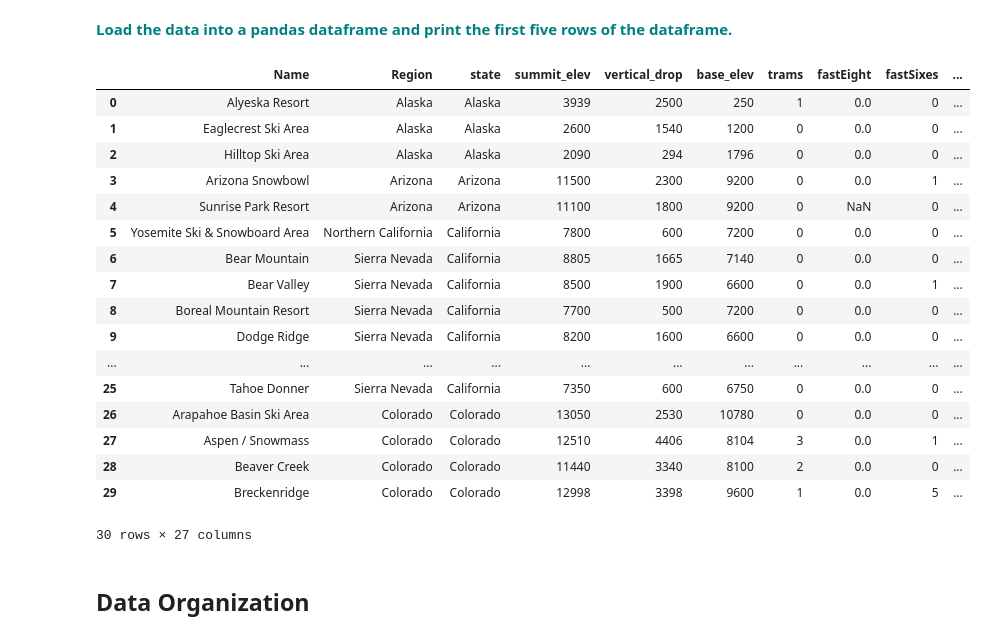
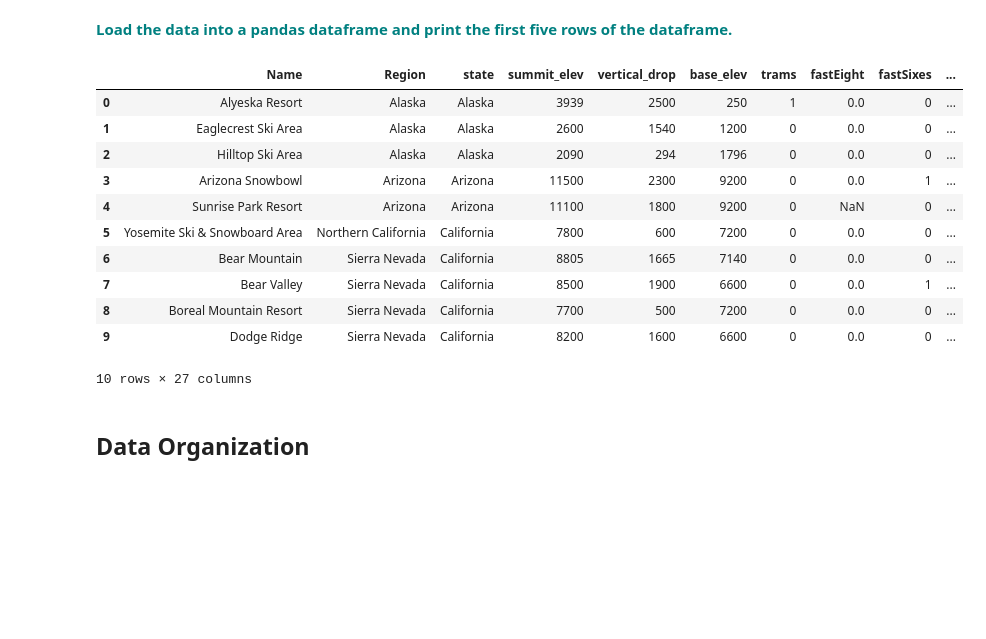
Before and after one commit to samblake30/Springboard, a Jupyter notebook: Guided-capstone/GuidedCapstone_Step2HL (1).ipynb, the cells around one changed output. Cells and saved outputs as stored; diff of their text form; code cells hidden in the pictures; blank space fills up the shorter version.

```diff
--- a/Guided-capstone/GuidedCapstone_Step2HL (1).ipynb
+++ b/Guided-capstone/GuidedCapstone_Step2HL (1).ipynb
@@ -97,27 +97,21 @@ Now you're ready to read your data into a pandas dataframe. In this exercise, th
 # %% [markdown]
 <font color='teal'> **Load the data into a pandas dataframe and print the first five rows of the dataframe.**</font>
 # %%
-file = pd.read_csv('updated_ski_data (1).csv')
-file.head(30)
+df_file = pd.read_csv('updated_ski_data (1).csv')
+df_file.head(10)
 # %% [output]
 |  | Name | Region | state | summit_elev | vertical_drop | base_elev | trams | fastEight | fastSixes | ... |
 | 0 | Alyeska Resort | Alaska | Alaska | 3939 | 2500 | 250 | 1 | 0.0 | 0 | ... |
 | 1 | Eaglecrest Ski Area | Alaska | Alaska | 2600 | 1540 | 1200 | 0 | 0.0 | 0 | ... |
 | 2 | Hilltop Ski Area | Alaska | Alaska | 2090 | 294 | 1796 | 0 | 0.0 | 0 | ... |
 | 3 | Arizona Snowbowl | Arizona | Arizona | 11500 | 2300 | 9200 | 0 | 0.0 | 1 | ... |
 | 4 | Sunrise Park Resort | Arizona | Arizona | 11100 | 1800 | 9200 | 0 | NaN | 0 | ... |
 | 5 | Yosemite Ski & Snowboard Area | Northern California | California | 7800 | 600 | 7200 | 0 | 0.0 | 0 | ... |
 | 6 | Bear Mountain | Sierra Nevada | California | 8805 | 1665 | 7140 | 0 | 0.0 | 0 | ... |
 | 7 | Bear Valley | Sierra Nevada | California | 8500 | 1900 | 6600 | 0 | 0.0 | 1 | ... |
 | 8 | Boreal Mountain Resort | Sierra Nevada | California | 7700 | 500 | 7200 | 0 | 0.0 | 0 | ... |
 | 9 | Dodge Ridge | Sierra Nevada | California | 8200 | 1600 | 6600 | 0 | 0.0 | 0 | ... |
-| ... | ... | ... | ... | ... | ... | ... | ... | ... | ... | ... |
-| 25 | Tahoe Donner | Sierra Nevada | California | 7350 | 600 | 6750 | 0 | 0.0 | 0 | ... |
-| 26 | Arapahoe Basin Ski Area | Colorado | Colorado | 13050 | 2530 | 10780 | 0 | 0.0 | 0 | ... |
-| 27 | Aspen / Snowmass | Colorado | Colorado | 12510 | 4406 | 8104 | 3 | 0.0 | 1 | ... |
-| 28 | Beaver Creek | Colorado | Colorado | 11440 | 3340 | 8100 | 2 | 0.0 | 0 | ... |
-| 29 | Breckenridge | Colorado | Colorado | 12998 | 3398 | 9600 | 1 | 0.0 | 5 | ... |
-30 rows × 27 columns
+10 rows × 27 columns
 # %% [markdown]
 ## Data Organization
 # %% [markdown]
```
Also changed, not shown: parts of 20 cells of this notebook.
